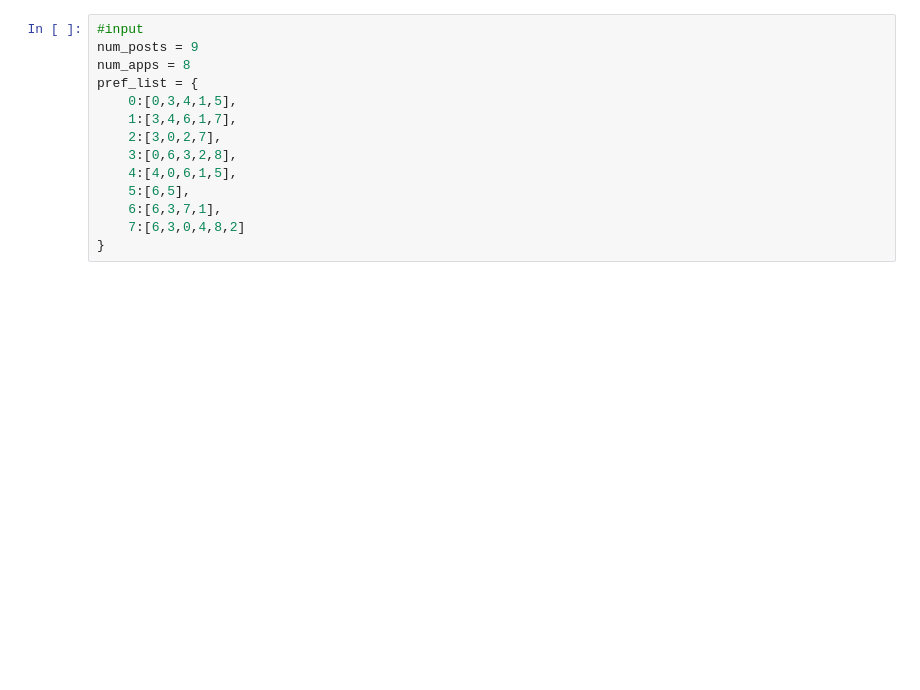
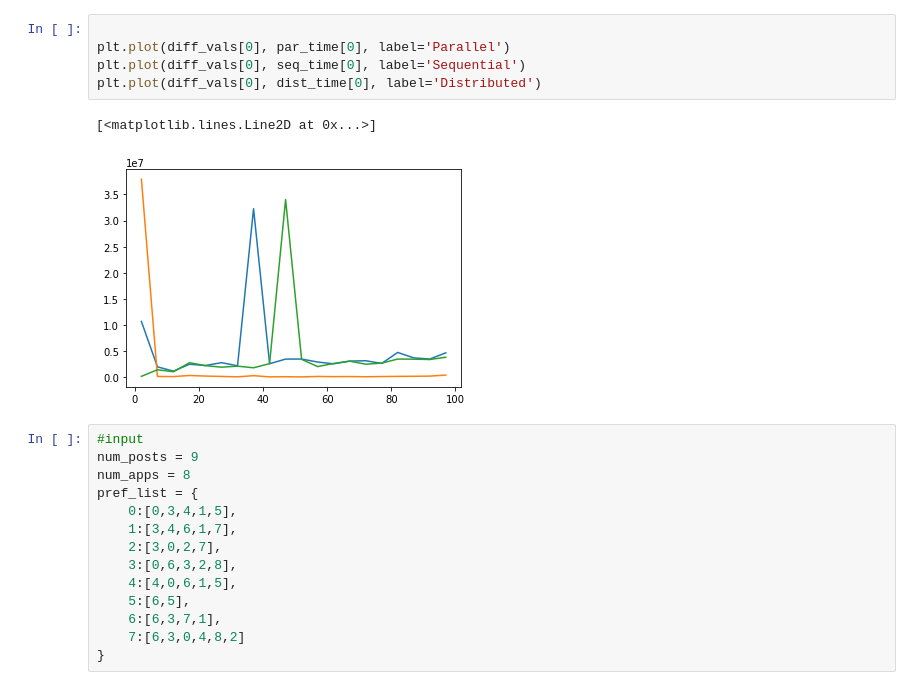
Before and after one commit to cctkovatch/PopularMatching, a Jupyter notebook: sequential_python/seq_pm.ipynb, the cells around one changed output. Saved outputs shown, nothing was run; the diff lists cells and outputs as text; blank space fills up the shorter version.

```diff
--- a/sequential_python/seq_pm.ipynb
+++ b/sequential_python/seq_pm.ipynb
@@ -4,3 +109,11 @@ from collections import deque
+# %%
+
+plt.plot(diff_vals[0], par_time[0], label='Parallel')
+plt.plot(diff_vals[0], seq_time[0], label='Sequential')
+plt.plot(diff_vals[0], dist_time[0], label='Distributed')
+# %% [output]
+[<matplotlib.lines.Line2D at 0x...>]
+[figure, added]
 # %%
 #input
 num_posts = 9
```
Also changed, not shown: parts of 4 cells of this notebook, 16 other files.
